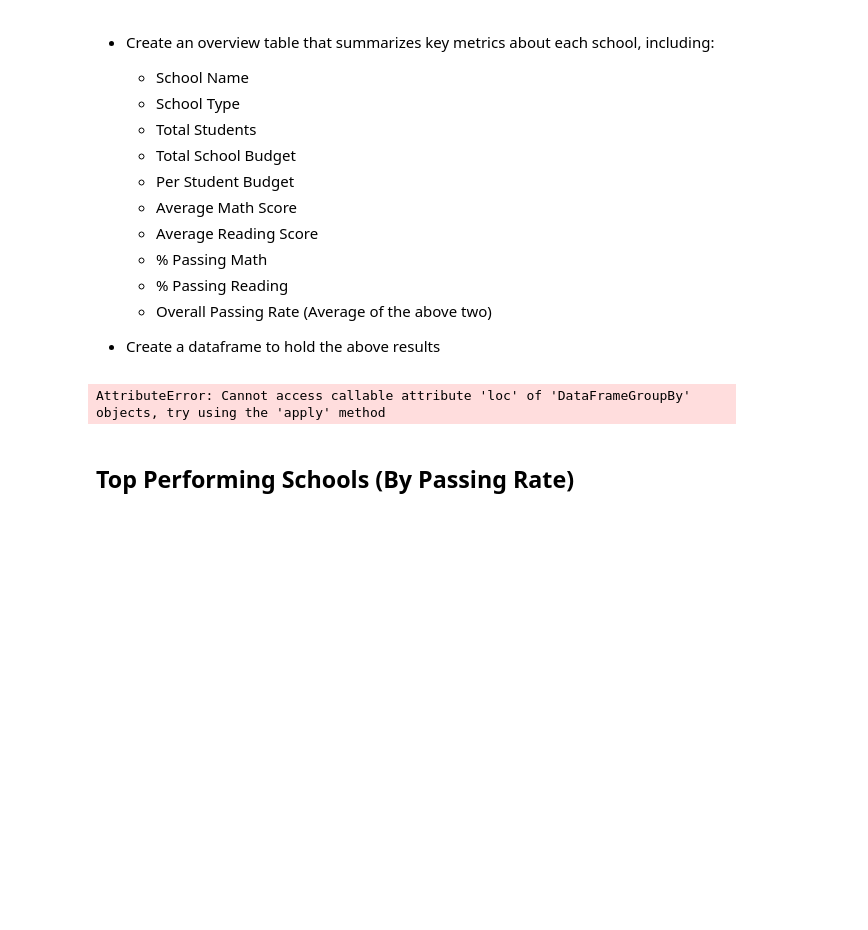
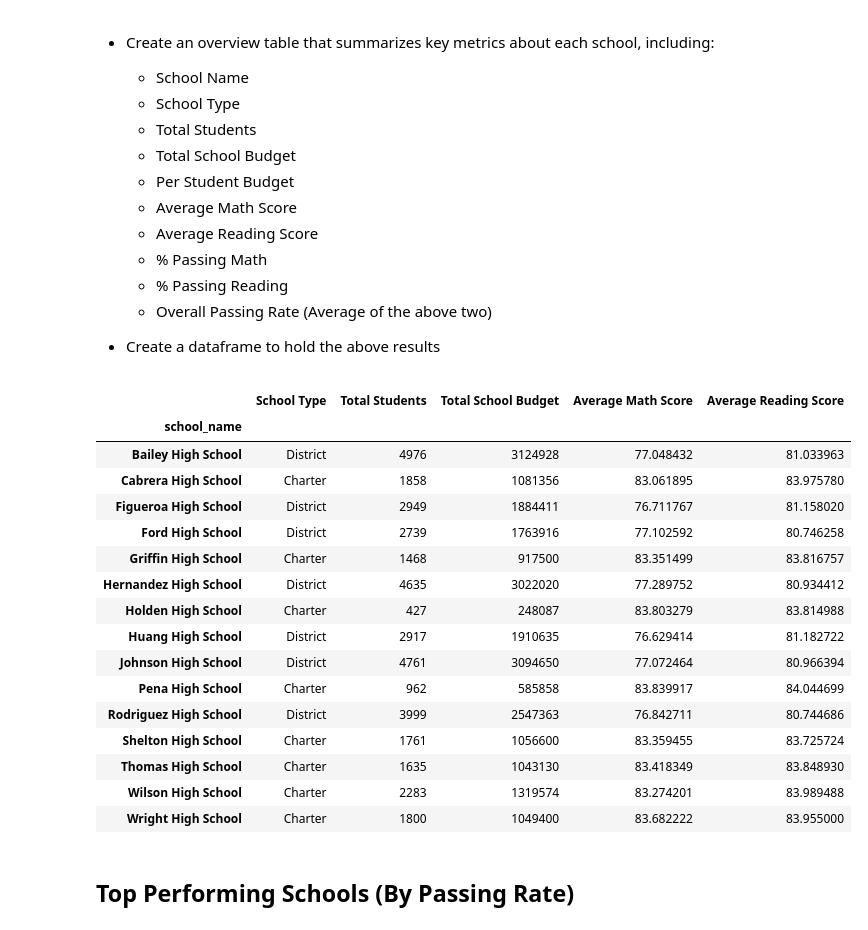
Before and after one commit to carolynew/Data-Visualization-Homework, a Jupyter notebook: 04-Pandas/PyCitySchools/PyCitySchools_CW-Using this version.ipynb, the cells around one changed output. Drawn from its saved outputs; the diff is of its cells as text; code cells hidden in the pictures; blank space fills up the shorter version.

```diff
--- a/04-Pandas/PyCitySchools/PyCitySchools_CW-Using this version.ipynb
+++ b/04-Pandas/PyCitySchools/PyCitySchools_CW-Using this version.ipynb
@@ -109,35 +109,56 @@ dist_sum
 * Create a dataframe to hold the above results
 # %%
 #Take 2 with School Summary
-school_sum_df = school_data_complete.groupby("school_name")
+school_sum = school_data_complete.groupby("school_name")
+
+#Per Student Budget
+# student_budget = school_sum["budget"] / school_sum["size"]
+
 
 #Average Math Score per School
-school_avg_math = school_sum_df["math_score"].mean()
+school_avg_math = school_sum["math_score"].mean()
 
-#Average Reading Score per School
-school_avg_read = school_sum_df["reading_score"].mean()
+# Average Reading Score per School
+school_avg_read = school_sum["reading_score"].mean()
 
 #Math Passing Rate
-school_math_pass = school_sum_df.loc[["math_score"] > 69].count()
-school_math_rate = school_math_pass/school_sum_df["size"]
+# school_math_pass = school_sum.loc[["math_score"] > 69].count()
+# school_math_rate = school_math_pass/school_sum["size"]
 
-school_math_pass
+# school_math_pass
 
 #School Summary DataFrame
-# school_sum = pd.DataFrame({
-# #     Do I need this since it will be my index after grouping?"School Name":
-#     "School Type":
-#     "Total Students"
-#     "Total School Budget"
-#     "Per Student Budget"
-#     "Average Math Score"
-#     "Average Reading Score"
+school_sum_df = pd.DataFrame({
+    "School Type": school_sum["type"].max(),
+    "Total Students": school_sum["size"].max(),
+    "Total School Budget": school_sum["budget"].max(),
+#     "Per Student Budget":
+    "Average Math Score": school_avg_math,
+    "Average Reading Score":school_avg_read
 #     "Math Passing Rate"
 #     "Reading Passing Rate"
 #     "Overall Passing Rate"
-# })
+})
+
+school_sum_df
 # %% [output]
-AttributeError: Cannot access callable attribute 'loc' of 'DataFrameGroupBy' objects, try using the 'apply' method
+|  | School Type | Total Students | Total School Budget | Average Math Score | Average Reading Score |
+| school_name |  |  |  |  |  |
+| Bailey High School | District | 4976 | 3124928 | 77.048432 | 81.033963 |
+| Cabrera High School | Charter | 1858 | 1081356 | 83.061895 | 83.975780 |
+| Figueroa High School | District | 2949 | 1884411 | 76.711767 | 81.158020 |
+| Ford High School | District | 2739 | 1763916 | 77.102592 | 80.746258 |
+| Griffin High School | Charter | 1468 | 917500 | 83.351499 | 83.816757 |
+| Hernandez High School | District | 4635 | 3022020 | 77.289752 | 80.934412 |
+| Holden High School | Charter | 427 | 248087 | 83.803279 | 83.814988 |
+| Huang High School | District | 2917 | 1910635 | 76.629414 | 81.182722 |
+| Johnson High School | District | 4761 | 3094650 | 77.072464 | 80.966394 |
+| Pena High School | Charter | 962 | 585858 | 83.839917 | 84.044699 |
+| Rodriguez High School | District | 3999 | 2547363 | 76.842711 | 80.744686 |
+| Shelton High School | Charter | 1761 | 1056600 | 83.359455 | 83.725724 |
+| Thomas High School | Charter | 1635 | 1043130 | 83.418349 | 83.848930 |
+| Wilson High School | Charter | 2283 | 1319574 | 83.274201 | 83.989488 |
+| Wright High School | Charter | 1800 | 1049400 | 83.682222 | 83.955000 |
 # %% [markdown]
 ## Top Performing Schools (By Passing Rate)
 # %% [markdown]
```
Also changed, not shown: parts of 10 cells of this notebook.
